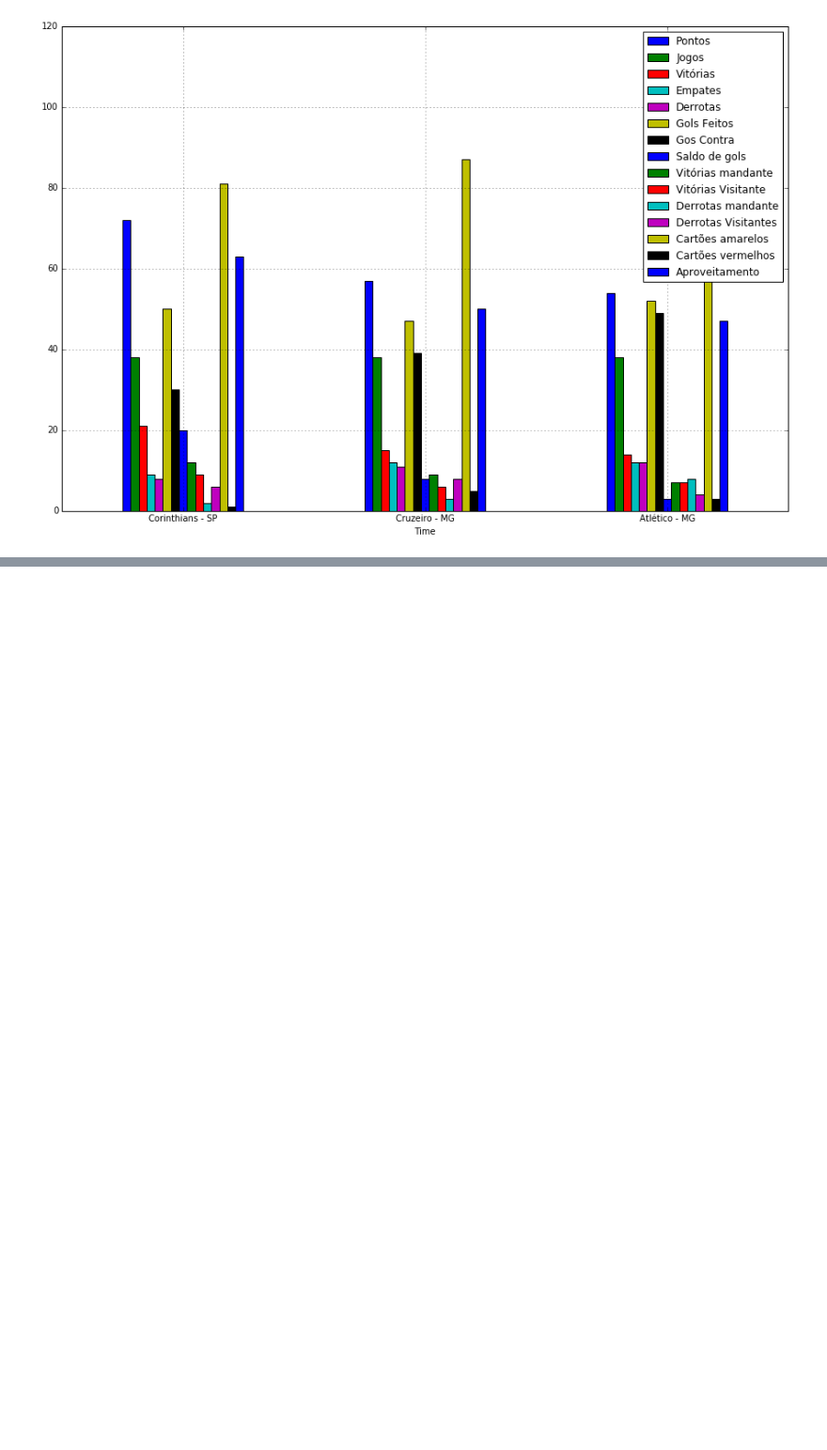
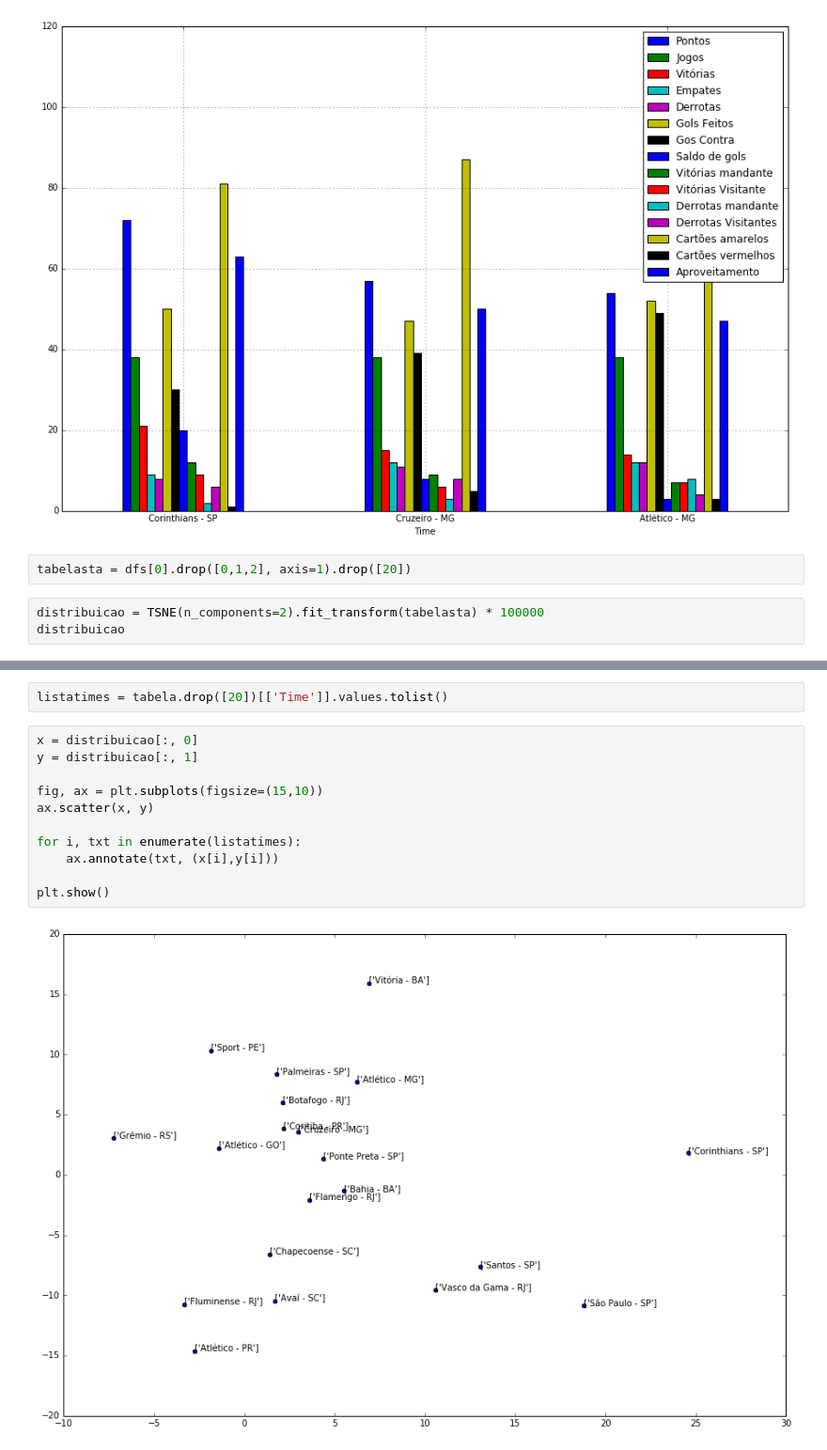
Before and after one commit to dalraf/jupyter, a Jupyter notebook: Campeonato Brasileiro.ipynb, the cells around one changed output, grey strips where cells are left out. Shown at 94% size. Drawn from its saved outputs; the diff is of its cells as text; blank space fills up the shorter version.

```diff
--- a/Campeonato Brasileiro.ipynb
+++ b/Campeonato Brasileiro.ipynb
@@ -27,3 +28,8 @@ grafico = times.plot(kind='bar',x=1,figsize=(15,10), grid=True, legend=True,rot=
 plt.show()
 # %% [output]
 [figure]
+# %%
+tabelasta = dfs[0].drop([0,1,2], axis=1).drop([20])
+# %%
+distribuicao = TSNE(n_components=2).fit_transform(tabelasta) * 100000
+distribuicao
@@ -29,0 +57,15 @@ plt.show()
+# %%
+listatimes = tabela.drop([20])[['Time']].values.tolist()
+# %%
+x = distribuicao[:, 0]
+y = distribuicao[:, 1]
+
+fig, ax = plt.subplots(figsize=(15,10))
+ax.scatter(x, y)
+
+for i, txt in enumerate(listatimes):
+    ax.annotate(txt, (x[i],y[i]))
+
+plt.show()
+# %% [output]
+[figure, added]
```
Also changed, not shown: parts of 2 cells of this notebook.
